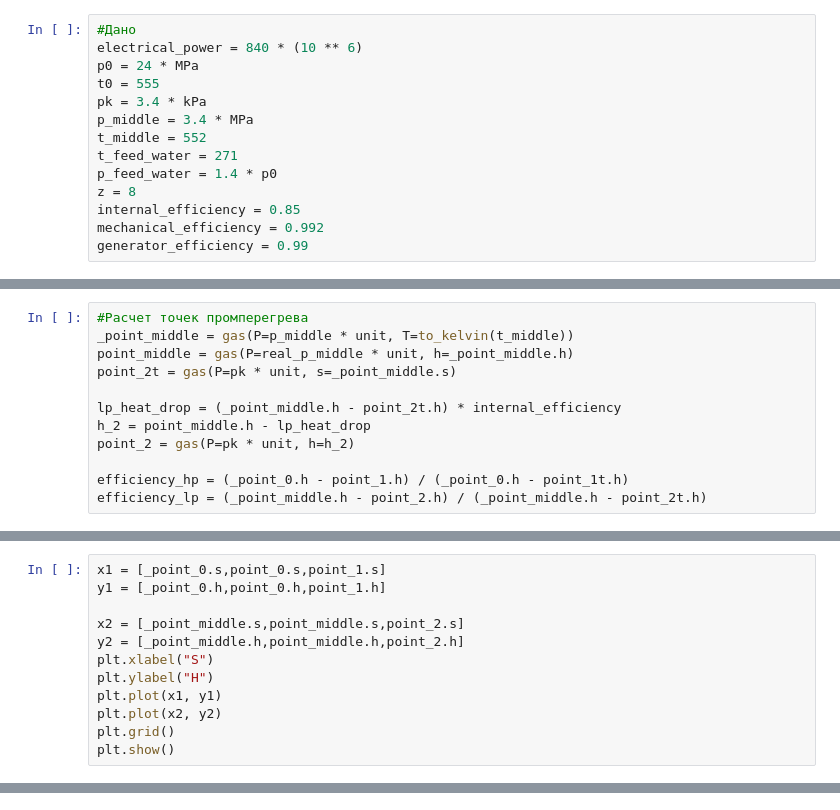
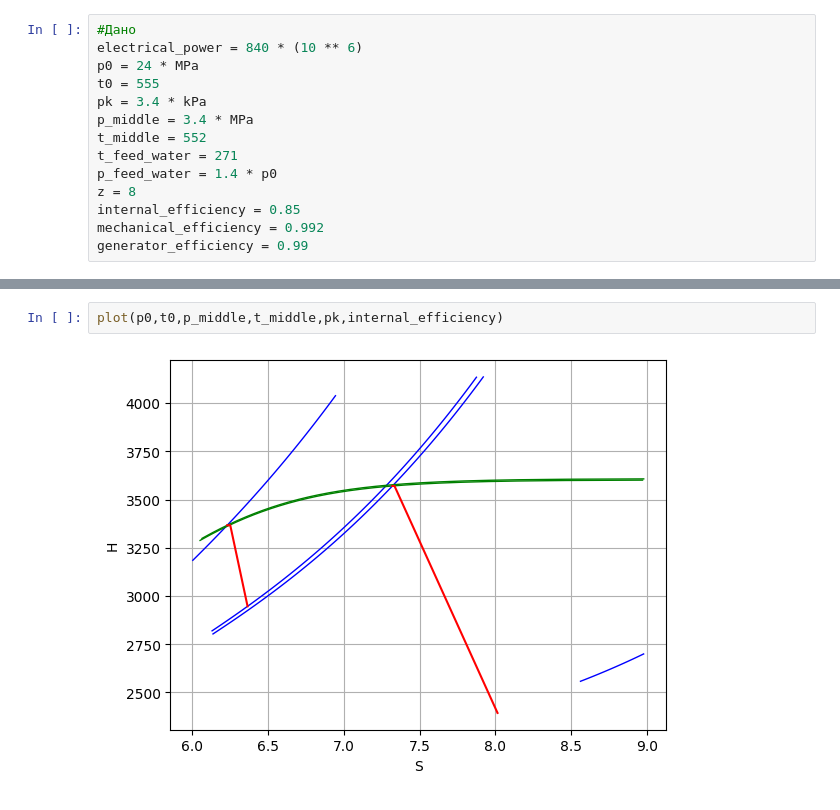
Before and after one commit to BonadykovNM/PythonTurbine, a Jupyter notebook: Курсач/Сoursework.ipynb, the cells around one changed output, grey strips where cells are left out. Drawn from its saved outputs; the diff is of its cells as text.

```diff
--- a/Курсач/Сoursework.ipynb
+++ b/Курсач/Сoursework.ipynb
@@ -51,12 +33,0 @@ point_1 = gas(P=real_p1t * unit, h=h_1)
-# %%
-#Расчет точек промперегрева
-_point_middle = gas(P=p_middle * unit, T=to_kelvin(t_middle))
-point_middle = gas(P=real_p_middle * unit, h=_point_middle.h)
-point_2t = gas(P=pk * unit, s=_point_middle.s)
-
-lp_heat_drop = (_point_middle.h - point_2t.h) * internal_efficiency
-h_2 = point_middle.h - lp_heat_drop
-point_2 = gas(P=pk * unit, h=h_2)
-
-efficiency_hp = (_point_0.h - point_1.h) / (_point_0.h - point_1t.h)
-efficiency_lp = (_point_middle.h - point_2.h) / (_point_middle.h - point_2t.h)
@@ -102,13 +42 @@ print("Массовый расход в конденсатор:", condenser_mass
 Массовый расход в конденсатор: 434.98665331279125
-# %%
-x1 = [_point_0.s,point_0.s,point_1.s]
-y1 = [_point_0.h,point_0.h,point_1.h]
-
-x2 = [_point_middle.s,point_middle.s,point_2.s]
-y2 = [_point_middle.h,point_middle.h,point_2.h]
-plt.xlabel("S")
-plt.ylabel("H")
-plt.plot(x1, y1)
-plt.plot(x2, y2)
-plt.grid()
-plt.show()
@@ -116,0 +91,4 @@ plt.show()
+# %%
+plot(p0,t0,p_middle,t_middle,pk,internal_efficiency)
+# %% [output]
+[figure, added]
```
Also changed, not shown: parts of 17 cells of this notebook, 1 other file.
